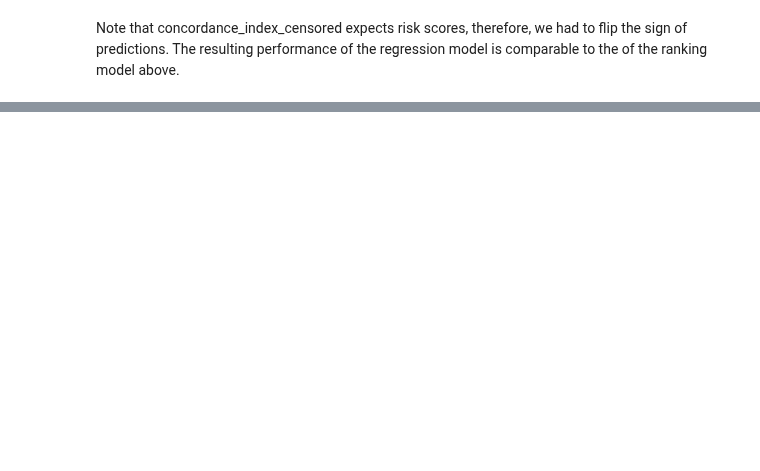
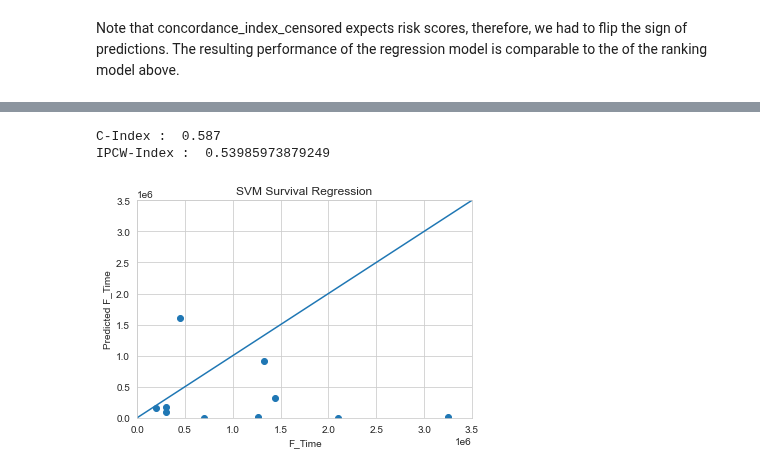
Before and after one commit to Marie-anneMawhin/Oct20_EPRI, a Jupyter notebook: Task3/NB/NB_data_modelling/svm_survival_simulation.ipynb, the cells around one changed output, grey strips where cells are left out. Saved outputs shown, nothing was run; the diff lists cells and outputs as text; code cells hidden in the pictures; blank space fills up the shorter version.

```diff
--- a/Task3/NB/NB_data_modelling/svm_survival_simulation.ipynb
+++ b/Task3/NB/NB_data_modelling/svm_survival_simulation.ipynb
@@ -474,3 +514,9 @@ print(np.round(pred_y, 3))
+# %%
+pred_F_Time(sc_data_x_sub,data_y_num,sc_real_x_sub,real_y_num)
+# %% [output]
+C-Index :  0.587
+IPCW-Index :  0.53985973879249
+[figure, added]
 # %%
 #from sksurv.kernels import clinical_kernel
 #from sksurv.svm import FastKernelSurvivalSVM
```
Also changed, not shown: parts of 9 cells of this notebook.
